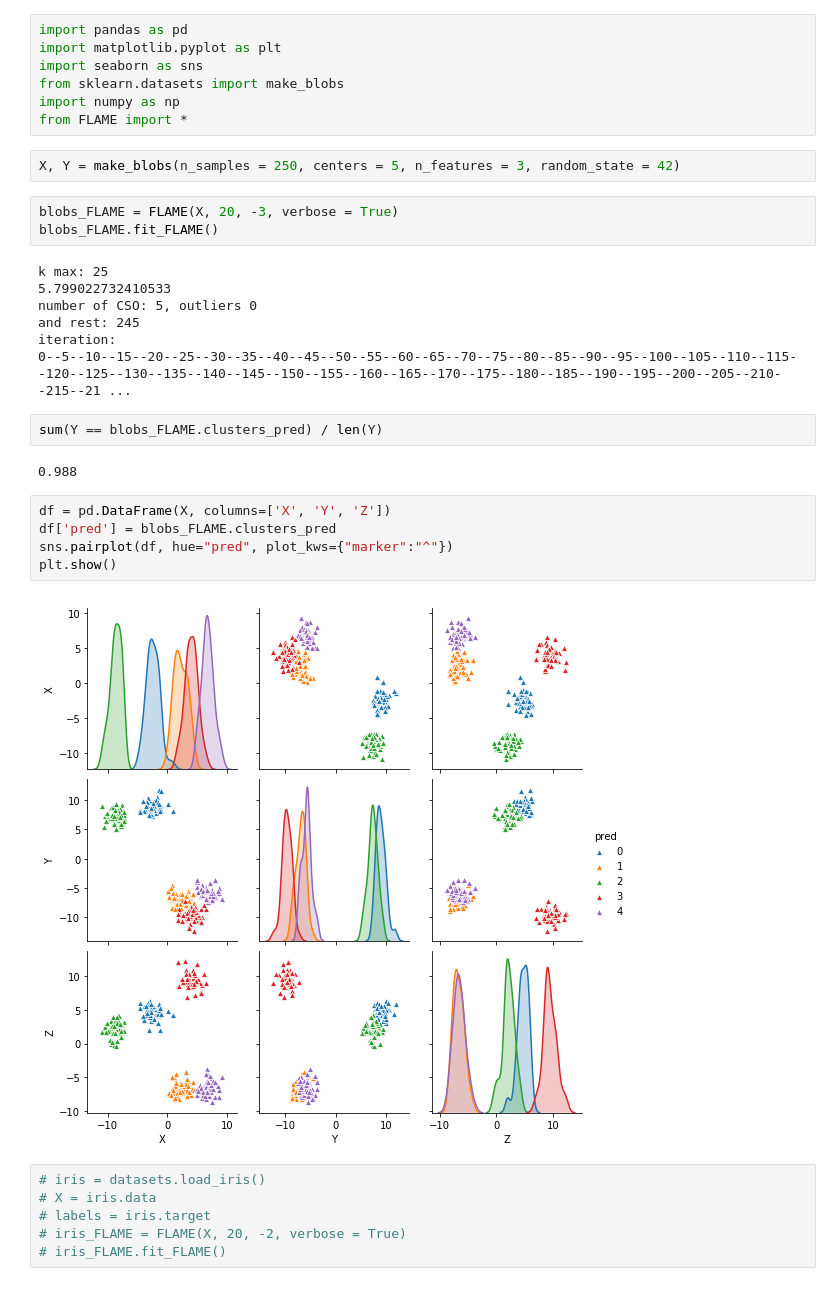
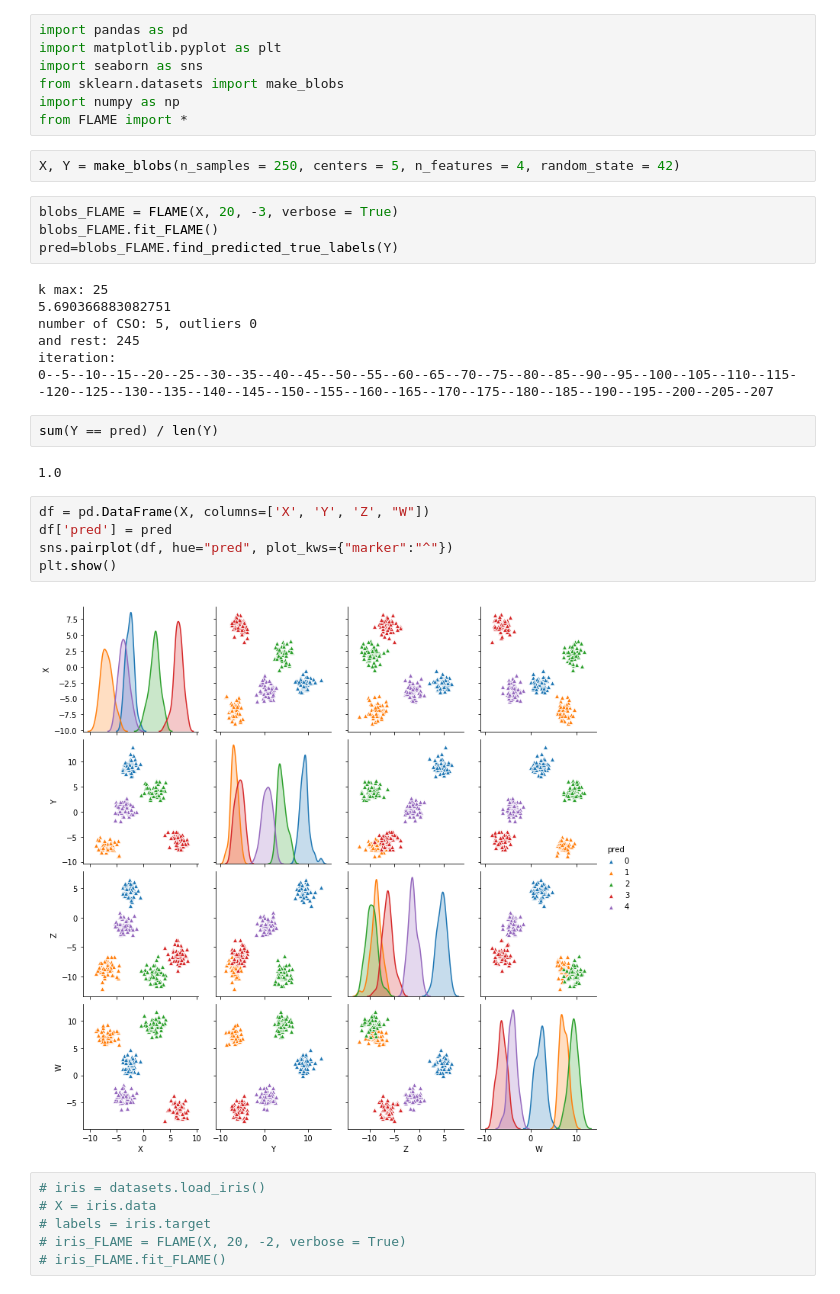
Before and after one commit to msarrias/unsupervised-learning-algorithms, a Jupyter notebook: 02-FLAME-fuzzy-clustering-testcases.ipynb, the cells around one changed output. Cells and saved outputs as stored; diff of their text form.

Commit message:
find predicted true lables correspondance

```diff
--- a/02-FLAME-fuzzy-clustering-testcases.ipynb
+++ b/02-FLAME-fuzzy-clustering-testcases.ipynb
@@ -6,28 +6,29 @@ from sklearn.datasets import make_blobs
 import numpy as np
 from FLAME import *
 # %%
-X, Y = make_blobs(n_samples = 250, centers = 5, n_features = 3, random_state = 42)
+X, Y = make_blobs(n_samples = 250, centers = 5, n_features = 4, random_state = 42)
 # %%
 blobs_FLAME = FLAME(X, 20, -3, verbose = True)
 blobs_FLAME.fit_FLAME()
+pred=blobs_FLAME.find_predicted_true_labels(Y)
 # %% [output]
 k max: 25
-5.799022732410533
+5.690366883082751
 number of CSO: 5, outliers 0
 and rest: 245
 iteration:
-0--5--10--15--20--25--30--35--40--45--50--55--60--65--70--75--80--85--90--95--100--105--110--115--120--125--130--135--140--145--150--155--160--165--170--175--180--185--190--195--200--205--210--215--21 ...
+0--5--10--15--20--25--30--35--40--45--50--55--60--65--70--75--80--85--90--95--100--105--110--115--120--125--130--135--140--145--150--155--160--165--170--175--180--185--190--195--200--205--207
 # %%
-sum(Y == blobs_FLAME.clusters_pred) / len(Y)
+sum(Y == pred) / len(Y)
 # %% [output]
-0.988
+1.0
 # %%
-df = pd.DataFrame(X, columns=['X', 'Y', 'Z'])
-df['pred'] = blobs_FLAME.clusters_pred
+df = pd.DataFrame(X, columns=['X', 'Y', 'Z', "W"])
+df['pred'] = pred
 sns.pairplot(df, hue="pred", plot_kws={"marker":"^"})
 plt.show()
 # %% [output]
-[figure, old version]
+[figure, new version]
 # %%
 # iris = datasets.load_iris()
 # X = iris.data
```
Also changed, not shown: 1 other file.
